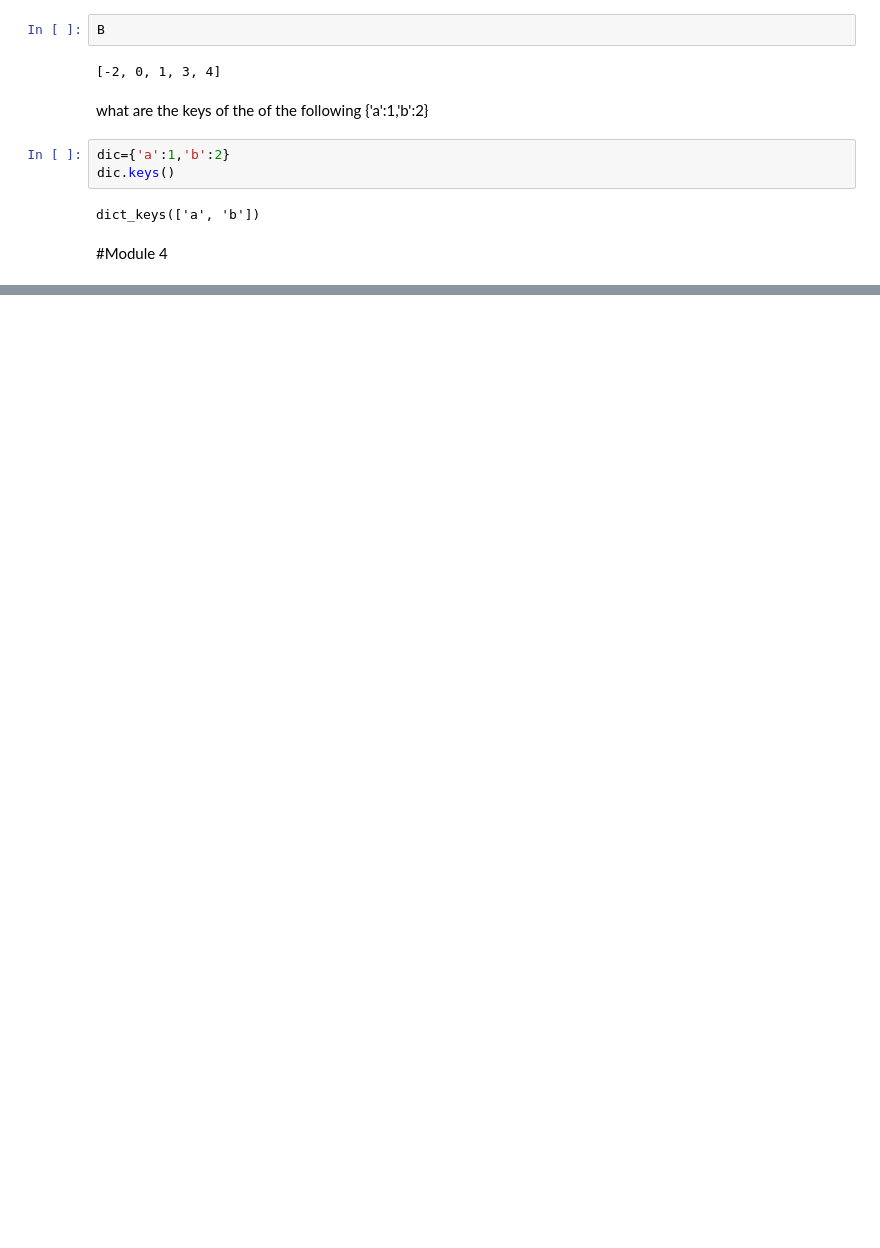
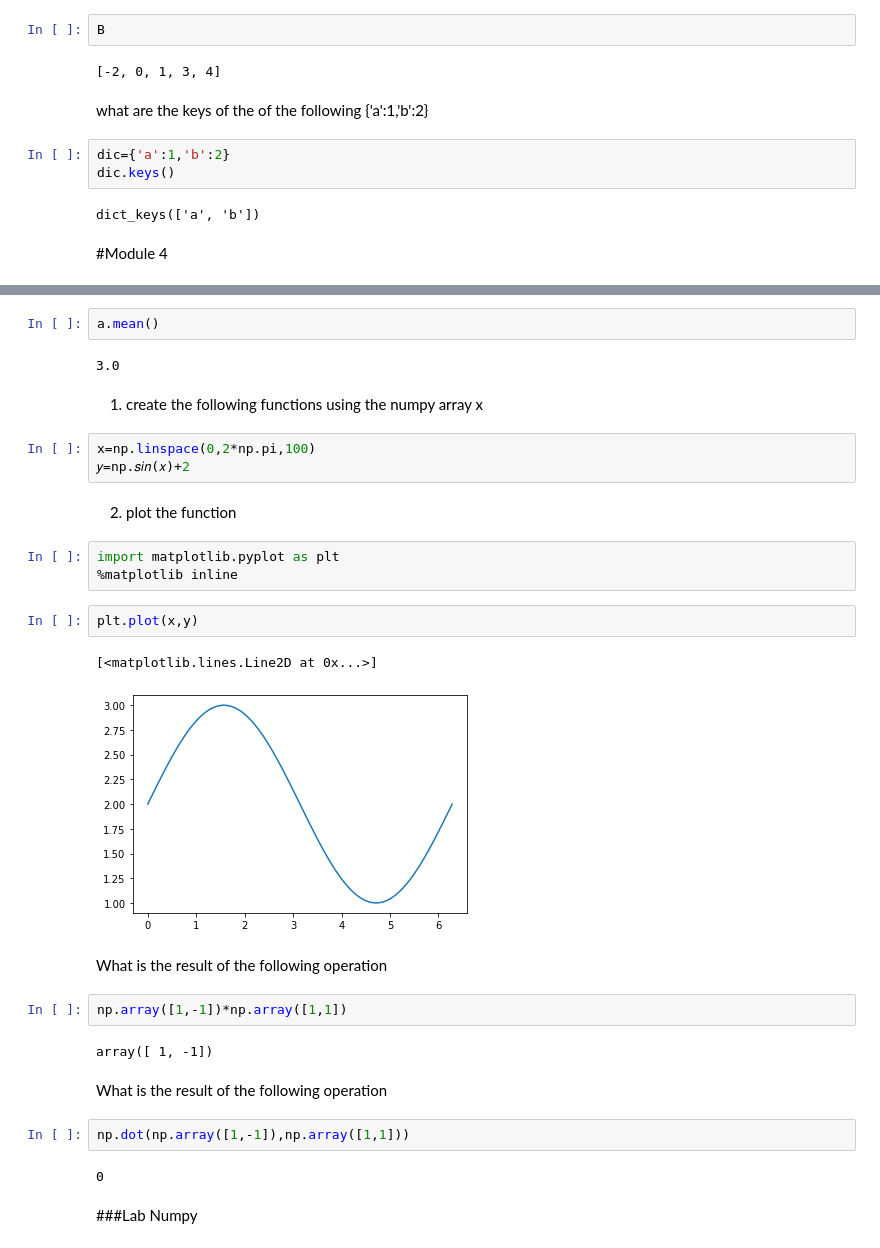
Before and after one commit to rubensgamaliel/CognitiveClass, a Jupyter notebook: Python_DS/Cognitive_class_basics.ipynb, the cells around one changed output, grey strips where cells are left out. Saved outputs shown, nothing was run; the diff lists cells and outputs as text; blank space fills up the shorter version.

```diff
--- a/Python_DS/Cognitive_class_basics.ipynb
+++ b/Python_DS/Cognitive_class_basics.ipynb
@@ -776,0 +1014,33 @@ dict_keys(['a', 'b'])
+# %%
+a.mean()
+# %% [output]
+3.0
+# %% [markdown]
+1) create the following functions using the numpy array  x
+# %%
+x=np.linspace(0,2*np.pi,100)
+𝑦=np.𝑠𝑖𝑛(𝑥)+2
+# %% [markdown]
+2) plot the function
+# %%
+import matplotlib.pyplot as plt
+%matplotlib inline
+# %%
+plt.plot(x,y)
+# %% [output]
+[<matplotlib.lines.Line2D at 0x...>]
+[figure, added]
+# %% [markdown]
+What is the result of the following operation
+# %%
+np.array([1,-1])*np.array([1,1])
+# %% [output]
+array([ 1, -1])
+# %% [markdown]
+What is the result of the following operation
+# %%
+np.dot(np.array([1,-1]),np.array([1,1]))
+# %% [output]
+0
+# %% [markdown]
+###Lab Numpy
```
Also changed, not shown: parts of 92 cells of this notebook.
